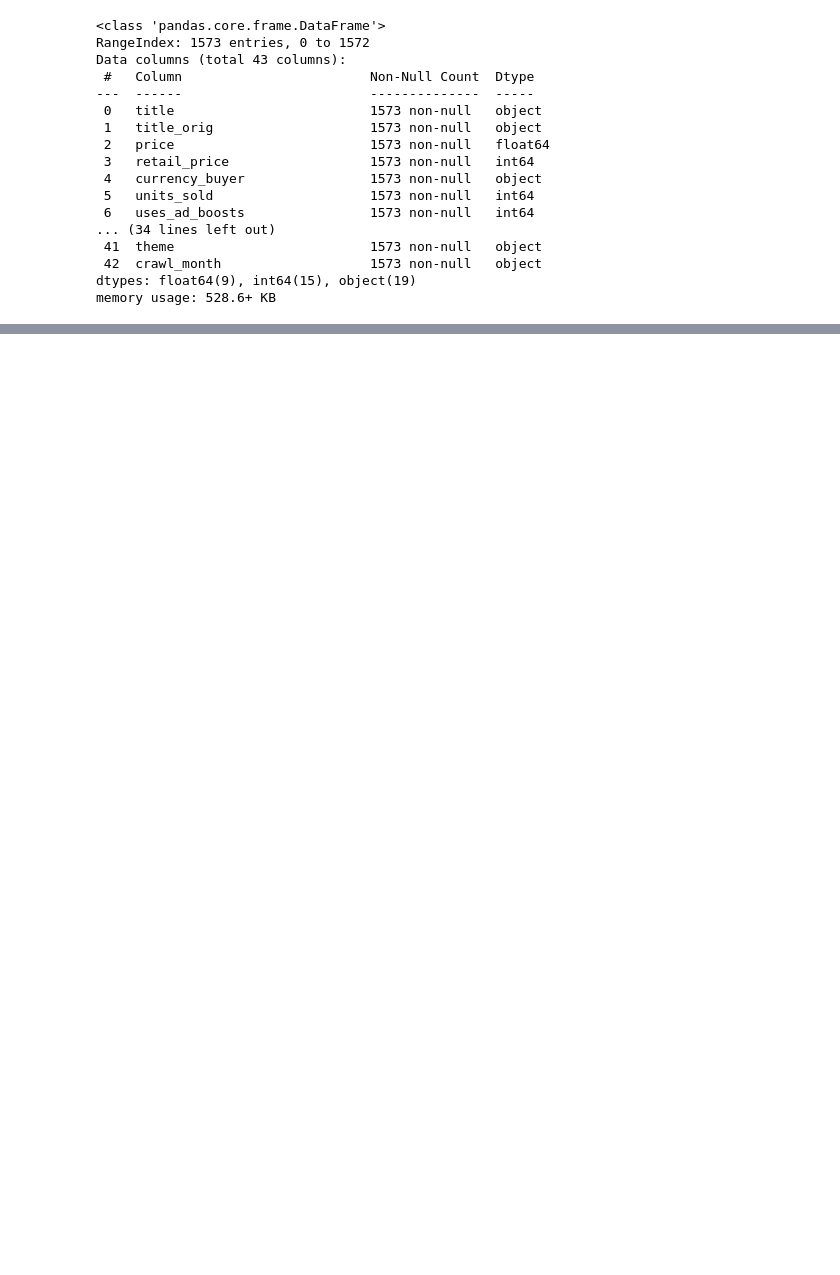
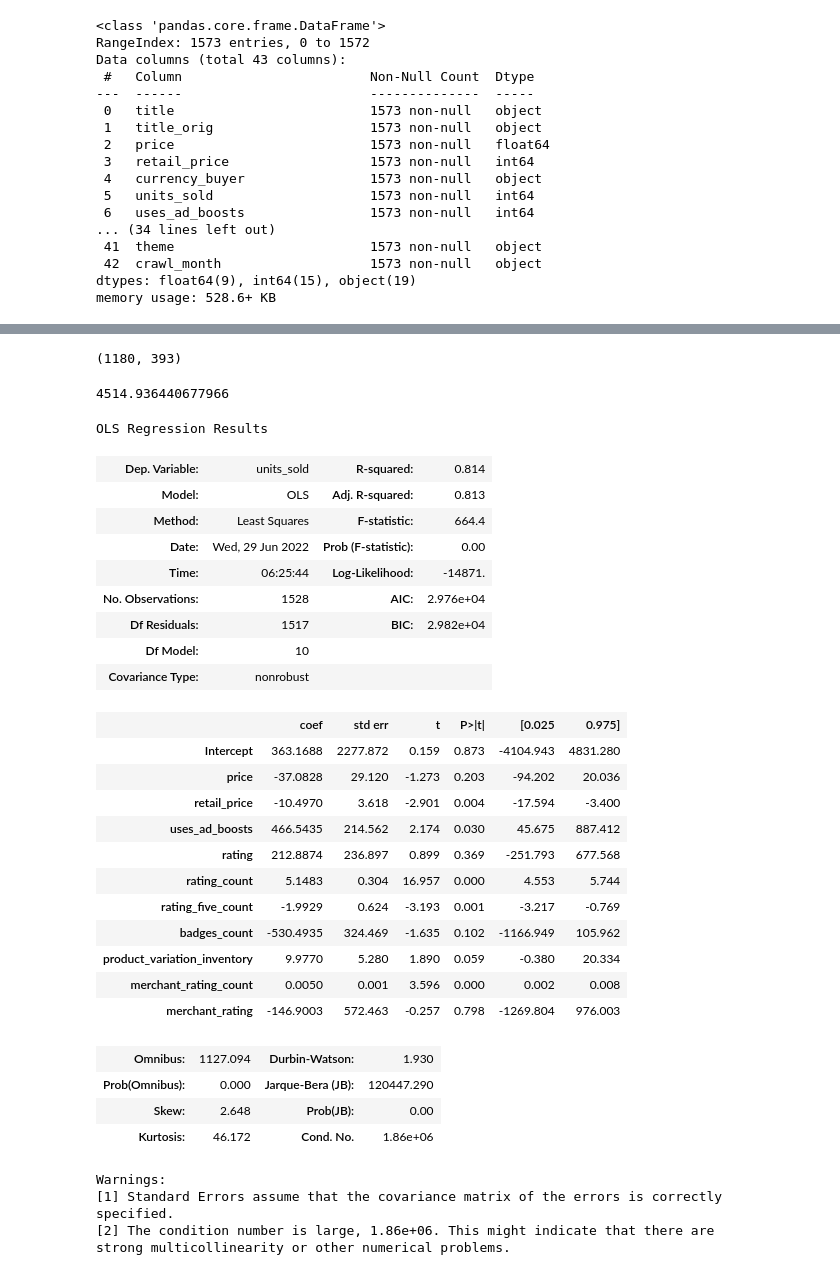
Before and after one commit to cyss93/CP1_team8, a Jupyter notebook: Summer_products.ipynb, the cells around one changed output, grey strips where cells are left out. Drawn from its saved outputs; the diff is of its cells as text; code cells hidden in the pictures; blank space fills up the shorter version.

```diff
--- a/Summer_products.ipynb
+++ b/Summer_products.ipynb
@@ -43,0 +100,52 @@ memory usage: 528.6+ KB
+# %%
+len(train), len(test)
+# %% [output]
+(1180, 393)
+# %%
+# target 설정
+target = 'units_sold'
+y_train = train[target]
+y_test = test[target]
+
+# baseline
+# target인 units_sold의 평균으로 일단 선정
+predict = y_train.mean()
+print(predict)
+# %% [output]
+4514.936440677966
+# %%
+result1 = sm.ols(formula = 'units_sold ~ + price + retail_price + uses_ad_boosts + rating + rating_count + rating_five_count + badges_count + product_variation_inventory + merchant_rating_count + merchant_rating',
+                data = df).fit()
+# %%
+result1.summary()
+# %% [output]
+OLS Regression Results
+| Dep. Variable: | units_sold | R-squared: | 0.814 |
+| Model: | OLS | Adj. R-squared: | 0.813 |
+| Method: | Least Squares | F-statistic: | 664.4 |
+| Date: | Wed, 29 Jun 2022 | Prob (F-statistic): | 0.00 |
+| Time: | 06:25:44 | Log-Likelihood: | -14871. |
+| No. Observations: | 1528 | AIC: | 2.976e+04 |
+| Df Residuals: | 1517 | BIC: | 2.982e+04 |
+| Df Model: | 10 |  |  |
+| Covariance Type: | nonrobust |  |  |
+|  | coef | std err | t | P>|t| | [0.025 | 0.975] |
+| Intercept | 363.1688 | 2277.872 | 0.159 | 0.873 | -4104.943 | 4831.280 |
+| price | -37.0828 | 29.120 | -1.273 | 0.203 | -94.202 | 20.036 |
+| retail_price | -10.4970 | 3.618 | -2.901 | 0.004 | -17.594 | -3.400 |
+| uses_ad_boosts | 466.5435 | 214.562 | 2.174 | 0.030 | 45.675 | 887.412 |
+| rating | 212.8874 | 236.897 | 0.899 | 0.369 | -251.793 | 677.568 |
+| rating_count | 5.1483 | 0.304 | 16.957 | 0.000 | 4.553 | 5.744 |
+| rating_five_count | -1.9929 | 0.624 | -3.193 | 0.001 | -3.217 | -0.769 |
+| badges_count | -530.4935 | 324.469 | -1.635 | 0.102 | -1166.949 | 105.962 |
+| product_variation_inventory | 9.9770 | 5.280 | 1.890 | 0.059 | -0.380 | 20.334 |
+| merchant_rating_count | 0.0050 | 0.001 | 3.596 | 0.000 | 0.002 | 0.008 |
+| merchant_rating | -146.9003 | 572.463 | -0.257 | 0.798 | -1269.804 | 976.003 |
+| Omnibus: | 1127.094 | Durbin-Watson: | 1.930 |
+| Prob(Omnibus): | 0.000 | Jarque-Bera (JB): | 120447.290 |
+| Skew: | 2.648 | Prob(JB): | 0.00 |
+| Kurtosis: | 46.172 | Cond. No. | 1.86e+06 |
+Warnings:
+[1] Standard Errors assume that the covariance matrix of the errors is correctly specified.
+[2] The condition number is large, 1.86e+06. This might indicate that there are
+strong multicollinearity or other numerical problems.
```
Also changed, not shown: parts of 18 cells of this notebook.
